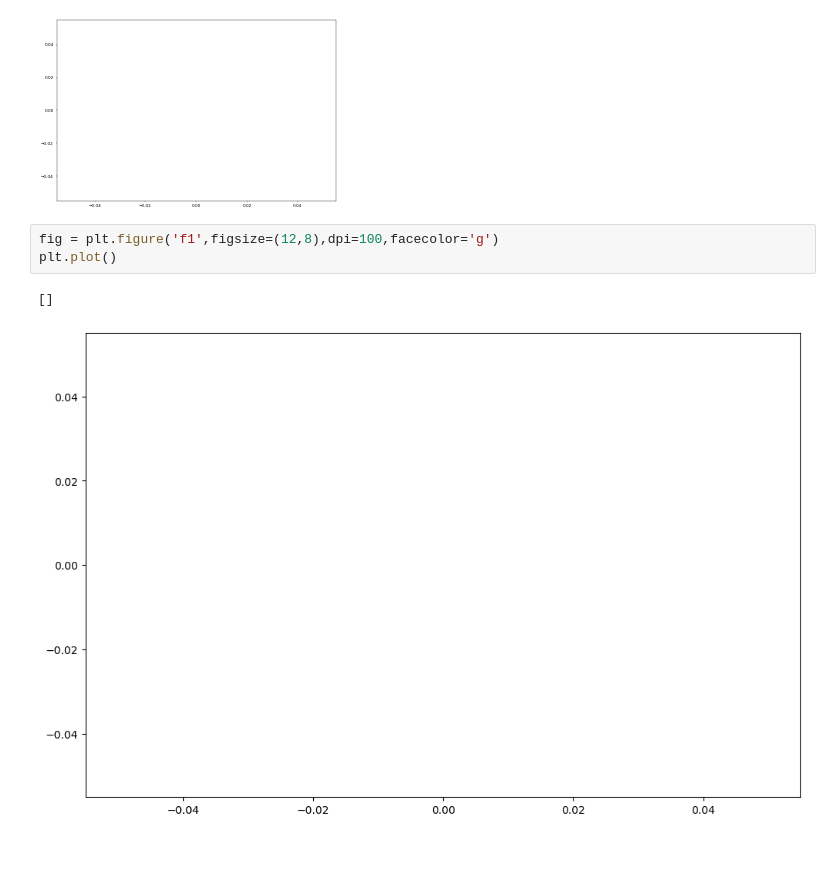
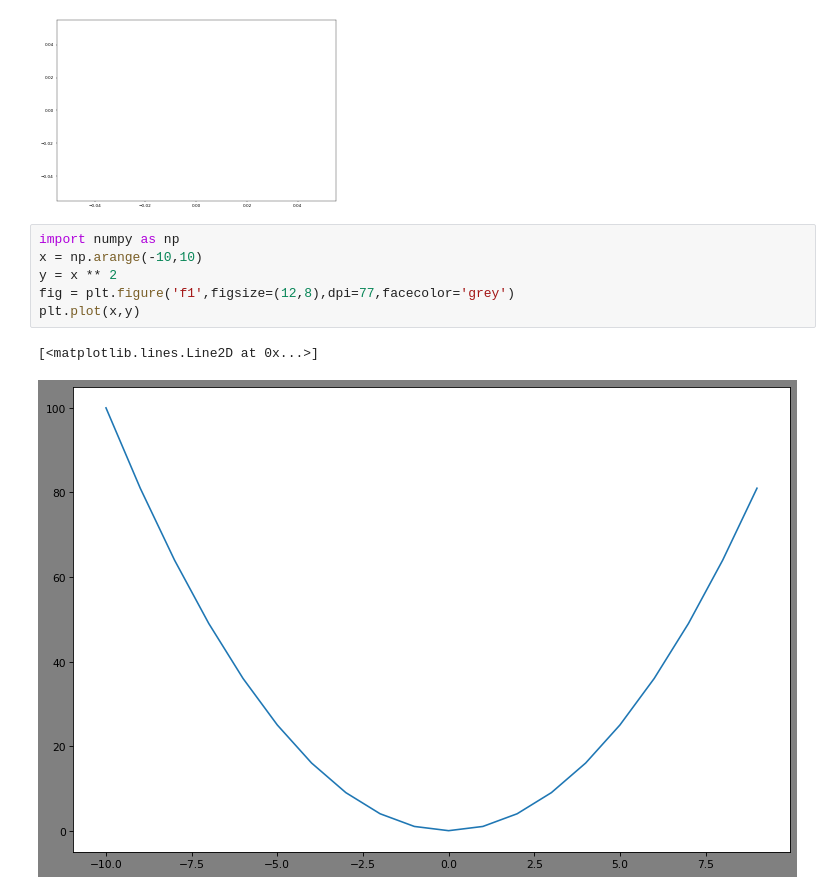
Before and after one commit to qty9866/Python-Data-analysis-learning, a Jupyter notebook: matplotlib.ipynb, the cells around one changed output. Cells and saved outputs as stored; diff of their text form; blank space fills up the shorter version.

```diff
--- a/matplotlib.ipynb
+++ b/matplotlib.ipynb
@@ -429,8 +429,11 @@ plt.plot()
 []
 [figure]
 # %%
-fig = plt.figure('f1',figsize=(12,8),dpi=100,facecolor='g')
-plt.plot()
+import numpy as np
+x = np.arange(-10,10)
+y = x ** 2
+fig = plt.figure('f1',figsize=(12,8),dpi=77,facecolor='grey')
+plt.plot(x,y)
 # %% [output]
-[]
+[<matplotlib.lines.Line2D at 0x...>]
-[figure, old version]
+[figure, new version]
```
Also changed, not shown: 1 other file.
